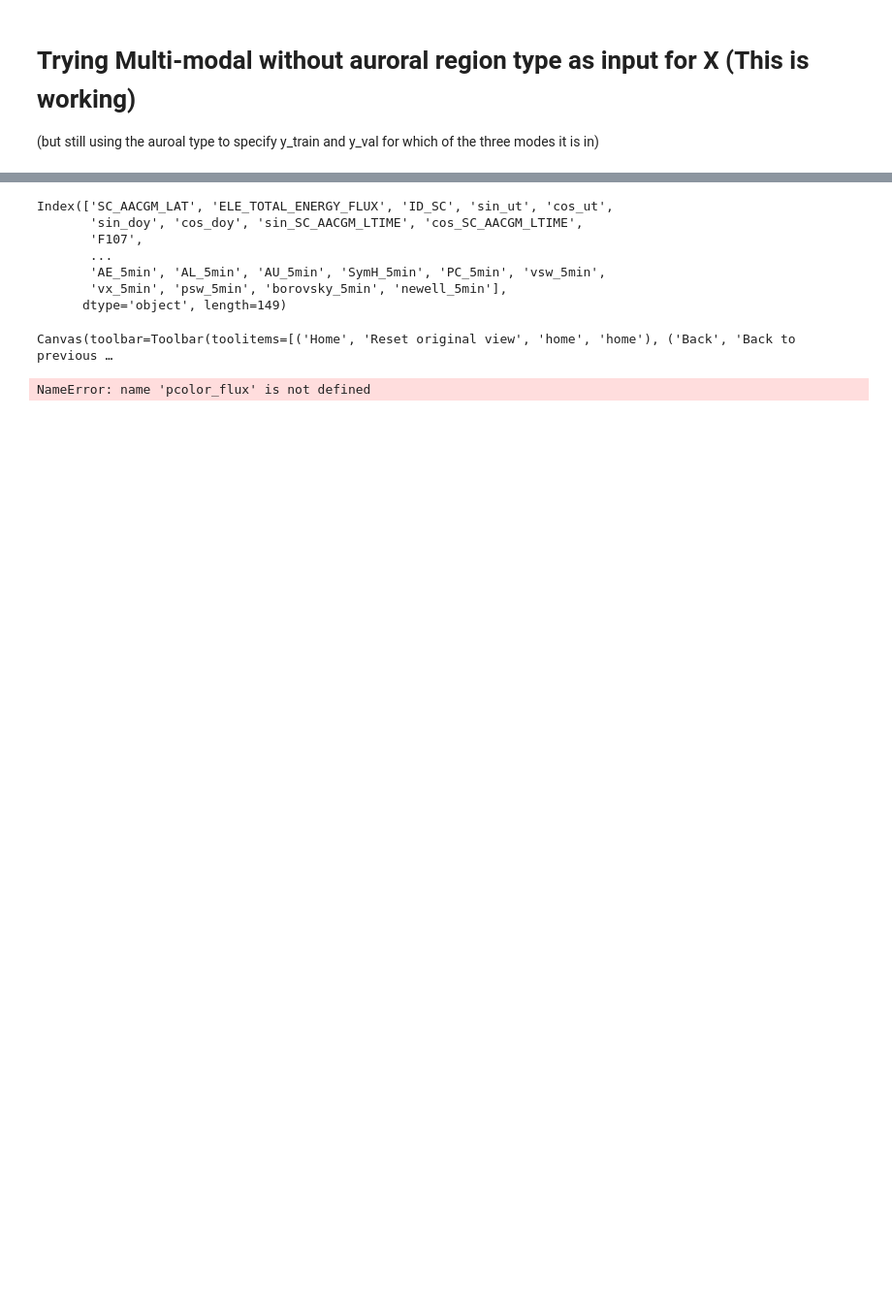
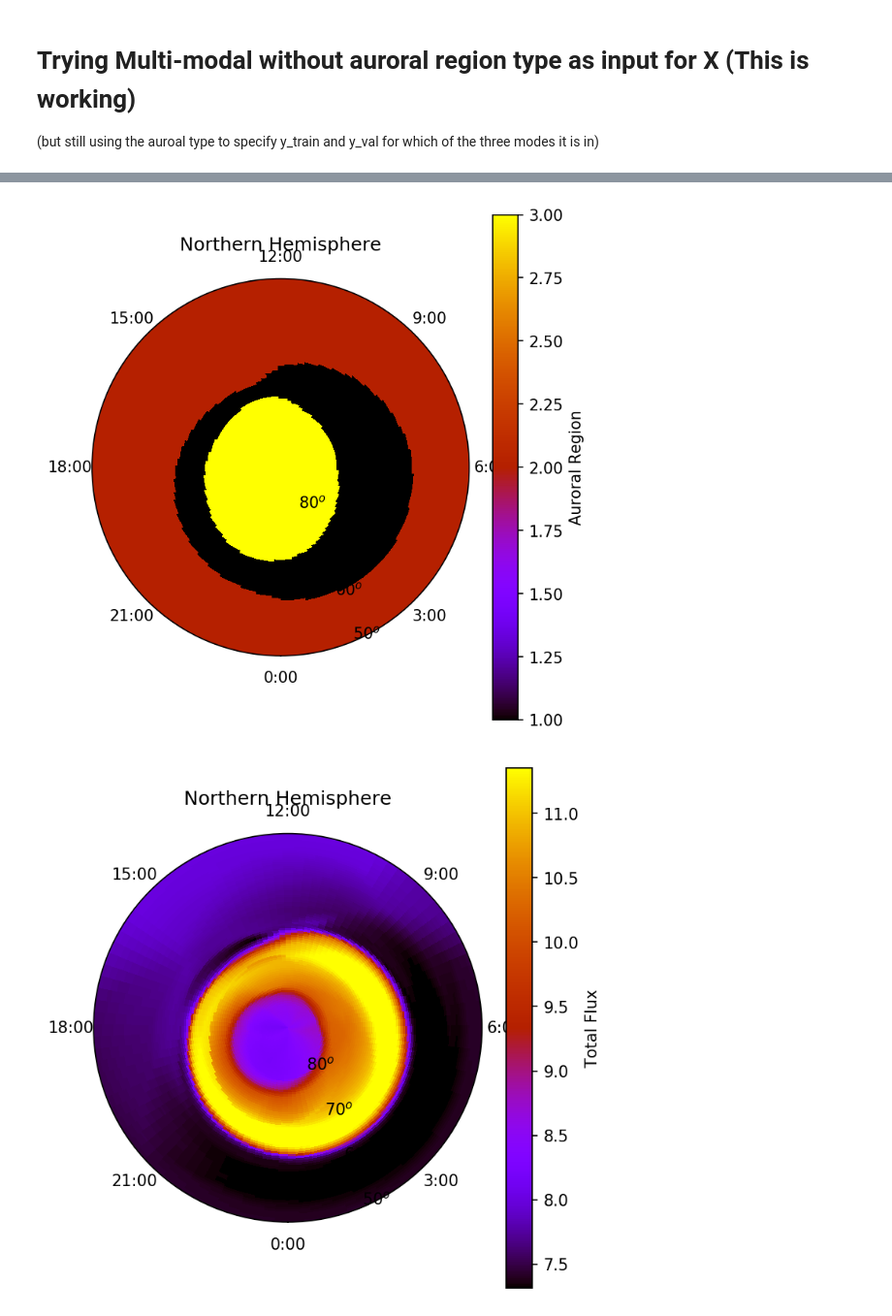
Before and after one commit to rmcgranaghan/HEARTBEAT, a Jupyter notebook: AuroralBoundaries/DMSP_AuroralBoundaryData_combined_classes-aurora-region-predict_and_multi-modal-energyflux-predict-example-loaded_models-weighted_modes-time-axis.ipynb, the cells around one changed output, grey strips where cells are left out. Shown at 97% size. Drawn from its saved outputs; the diff is of its cells as text; code cells hidden in the pictures; blank space fills up the shorter version.

```diff
--- a/AuroralBoundaries/DMSP_AuroralBoundaryData_combined_classes-aurora-region-predict_and_multi-modal-energyflux-predict-example-loaded_models-weighted_modes-time-axis.ipynb
+++ b/AuroralBoundaries/DMSP_AuroralBoundaryData_combined_classes-aurora-region-predict_and_multi-modal-energyflux-predict-example-loaded_models-weighted_modes-time-axis.ipynb
@@ -1149,23 +1221,0 @@ KeyboardInterrupt:
-# %%
-model.save(filename)
-
-results1 = model.predict(X_test)#, y_val_log.values)#, batch_size=128)
-print(results1.shape[0])
-results = np.zeros((results1.shape[0]))
-y = np.zeros((results1.shape[0]))
-print(y.shape)
-for i in range(0,results1.shape[0]):
-    results[i]= np.sum(results1[i,:])
-    y[i] = np.sum(y_val_log[i,:])
-
-
-df_results = pd.DataFrame(data=results, index = X_val.index)
-y = pd.DataFrame(data=y, index = X_val.index)
-
-plt.figure()
-plt.plot(y[-500:])
-plt.plot(df_results[-500:])
-plt.legend(['val', 'result'], loc='upper left')
-plt.show()
-mse_final = np.average((df_results.values-y.values)**2)
-print(mse_final)
@@ -1214,21 +1319,31 @@ Index(['SC_AACGM_LAT', 'SC_AACGM_LTIME', 'ELE_TOTAL_ENERGY_FLUX',
 # %%
+os.system('source ~/Downloads/cdf37_1-dist/src/definitions/definitions.K')
+os.environ["CDF_LIB"] = '/home/jackalak/Downloads/cdf37_1-dist/lib'
+from ovationpyme.ovation_plotting import latlt2polar,polar2dial,pcolor_flux
+%matplotlib inline
+
+
+
+
 f = plt.figure(figsize=(12,6),dpi=150)
 axN = f.add_subplot(121,projection='polar')
+pcolor_kwargs = {'cmap':'gnuplot'}
+mappableN = pcolor_flux(axN,mlatgridN,mltgridN, model_input[:,:,148] ,'N',**pcolor_kwargs)
+f.colorbar(mappableN,ax=axN,label='Auroral Region')
+axN.set_title('Northern Hemisphere')
+polar2dial(axN)
+f.suptitle('')
+plt.show()
 
+f = plt.figure(figsize=(12,6),dpi=150)
+axN = f.add_subplot(121,projection='polar')
 pcolor_kwargs = {'cmap':'gnuplot'}
-mappableN = pcolor_flux(axN,mlatgridN,mltgridN,fluxgrid,'N',**pcolor_kwargs)
+mappableN = pcolor_flux(axN,mlatgridN,mltgridN,flux,'N',**pcolor_kwargs)
 f.colorbar(mappableN,ax=axN,label='Total Flux')
 axN.set_title('Northern Hemisphere')
 polar2dial(axN)
 f.suptitle('')
 plt.show()
 # %% [output]
-Index(['SC_AACGM_LAT', 'ELE_TOTAL_ENERGY_FLUX', 'ID_SC', 'sin_ut', 'cos_ut',
-       'sin_doy', 'cos_doy', 'sin_SC_AACGM_LTIME', 'cos_SC_AACGM_LTIME',
-       'F107',
-       ...
-       'AE_5min', 'AL_5min', 'AU_5min', 'SymH_5min', 'PC_5min', 'vsw_5min',
-       'vx_5min', 'psw_5min', 'borovsky_5min', 'newell_5min'],
-      dtype='object', length=149)
-Canvas(toolbar=Toolbar(toolitems=[('Home', 'Reset original view', 'home', 'home'), ('Back', 'Back to previous …
-NameError: name 'pcolor_flux' is not defined
+[figure, added]
+[figure, added]
```
Also changed, not shown: parts of 19 cells of this notebook, 8 other files.
